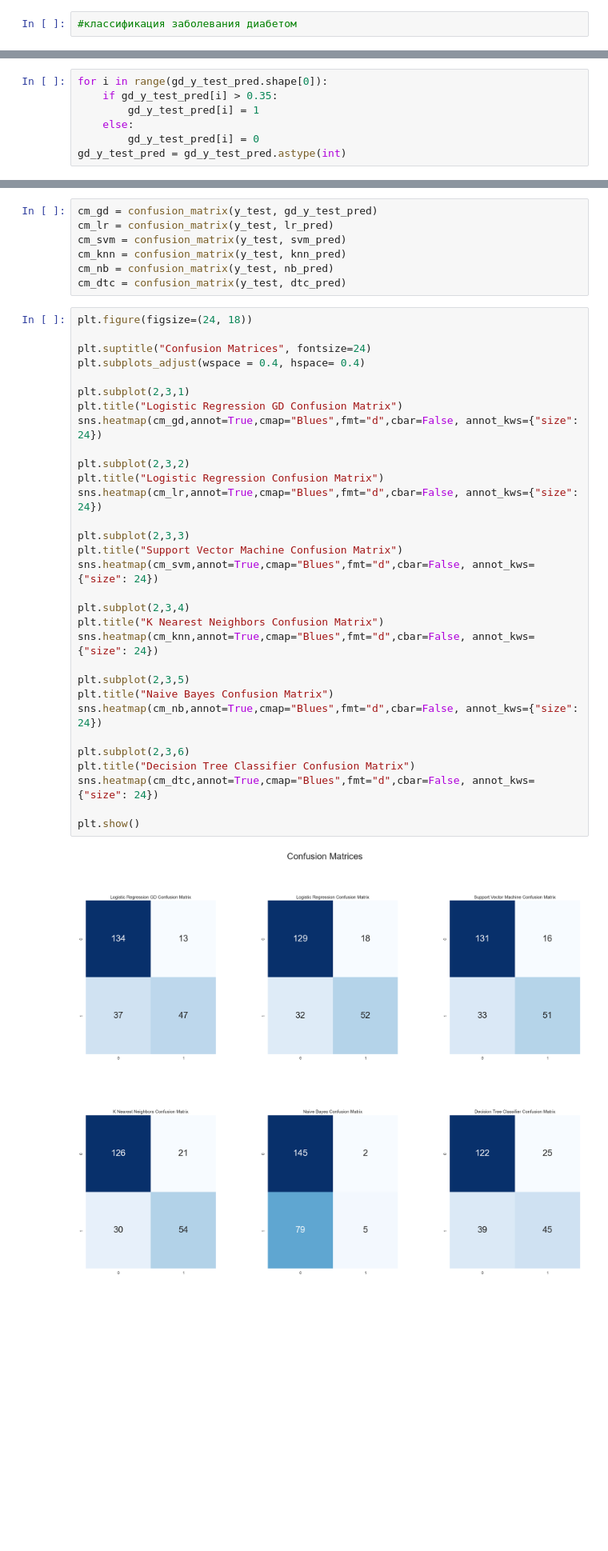
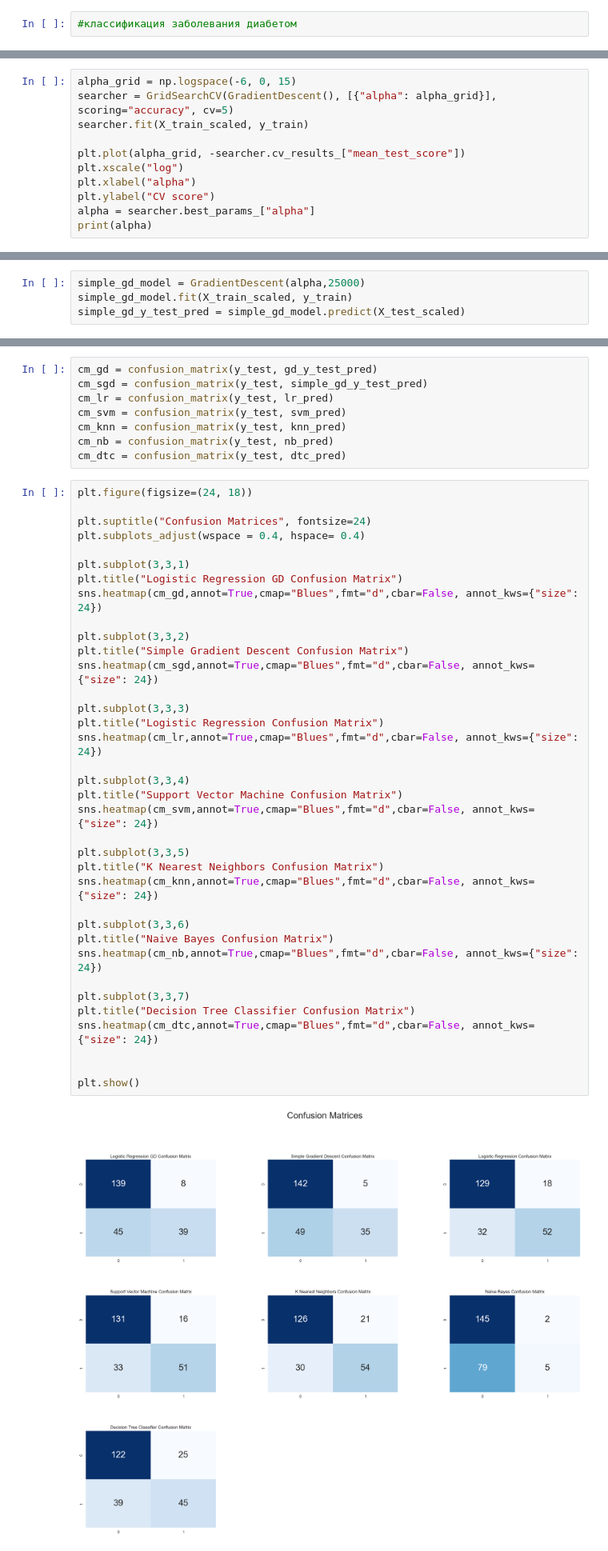
Before and after one commit to paNikitin/ml_course, a Jupyter notebook: ml_task2.ipynb, the cells around one changed output, grey strips where cells are left out. Shown at 80% size. Cells and saved outputs as stored; diff of their text form; blank space fills up the shorter version.

```diff
--- a/ml_task2.ipynb
+++ b/ml_task2.ipynb
@@ -606,11 +701,4 @@ gd_model = LogisticRegressionGD()
 gd_model.fit(X_train_scaled, y_train)
 gd_y_test_pred = gd_model.predict(X_test_scaled)
-# %%
-for i in range(gd_y_test_pred.shape[0]):
-    if gd_y_test_pred[i] > 0.35:
-        gd_y_test_pred[i] = 1
-    else:
-        gd_y_test_pred[i] = 0
-gd_y_test_pred = gd_y_test_pred.astype(int)
 # %%
 gd_test_acc = accuracy_score(y_test, gd_y_test_pred)
@@ -621,0 +710,11 @@ Test GD Accuracy 0.7835
+# %%
+alpha_grid = np.logspace(-6, 0, 15)
+searcher = GridSearchCV(GradientDescent(), [{"alpha": alpha_grid}], scoring="accuracy", cv=5)
+searcher.fit(X_train_scaled, y_train)
+
+plt.plot(alpha_grid, -searcher.cv_results_["mean_test_score"])
+plt.xscale("log")
+plt.xlabel("alpha")
+plt.ylabel("CV score")
+alpha = searcher.best_params_["alpha"]
+print(alpha)
@@ -621,0 +724,4 @@ Test GD Accuracy 0.7835
+# %%
+simple_gd_model = GradientDescent(alpha,25000)
+simple_gd_model.fit(X_train_scaled, y_train)
+simple_gd_y_test_pred = simple_gd_model.predict(X_test_scaled)
@@ -853,5 +965,6 @@ plt.show()
 # %%
 cm_gd = confusion_matrix(y_test, gd_y_test_pred)
+cm_sgd = confusion_matrix(y_test, simple_gd_y_test_pred)
 cm_lr = confusion_matrix(y_test, lr_pred)
 cm_svm = confusion_matrix(y_test, svm_pred)
 cm_knn = confusion_matrix(y_test, knn_pred)
@@ -860,34 +973,39 @@ cm_dtc = confusion_matrix(y_test, dtc_pred)
 # %%
 plt.figure(figsize=(24, 18))
 
 plt.suptitle("Confusion Matrices", fontsize=24)
 plt.subplots_adjust(wspace = 0.4, hspace= 0.4)
 
-plt.subplot(2,3,1)
+plt.subplot(3,3,1)
 plt.title("Logistic Regression GD Confusion Matrix")
 sns.heatmap(cm_gd,annot=True,cmap="Blues",fmt="d",cbar=False, annot_kws={"size": 24})
 
-plt.subplot(2,3,2)
+plt.subplot(3,3,2)
+plt.title("Simple Gradient Descent Confusion Matrix")
+sns.heatmap(cm_sgd,annot=True,cmap="Blues",fmt="d",cbar=False, annot_kws={"size": 24})
+
+plt.subplot(3,3,3)
 plt.title("Logistic Regression Confusion Matrix")
 sns.heatmap(cm_lr,annot=True,cmap="Blues",fmt="d",cbar=False, annot_kws={"size": 24})
 
-plt.subplot(2,3,3)
+plt.subplot(3,3,4)
 plt.title("Support Vector Machine Confusion Matrix")
 sns.heatmap(cm_svm,annot=True,cmap="Blues",fmt="d",cbar=False, annot_kws={"size": 24})
 
-plt.subplot(2,3,4)
+plt.subplot(3,3,5)
 plt.title("K Nearest Neighbors Confusion Matrix")
 sns.heatmap(cm_knn,annot=True,cmap="Blues",fmt="d",cbar=False, annot_kws={"size": 24})
 
-plt.subplot(2,3,5)
+plt.subplot(3,3,6)
 plt.title("Naive Bayes Confusion Matrix")
 sns.heatmap(cm_nb,annot=True,cmap="Blues",fmt="d",cbar=False, annot_kws={"size": 24})
 
-plt.subplot(2,3,6)
+plt.subplot(3,3,7)
 plt.title("Decision Tree Classifier Confusion Matrix")
 sns.heatmap(cm_dtc,annot=True,cmap="Blues",fmt="d",cbar=False, annot_kws={"size": 24})
 
+
 plt.show()
 # %% [output]
-[figure, old version]
+[figure, new version]
 # %%
```
Also changed, not shown: parts of 20 cells of this notebook.
